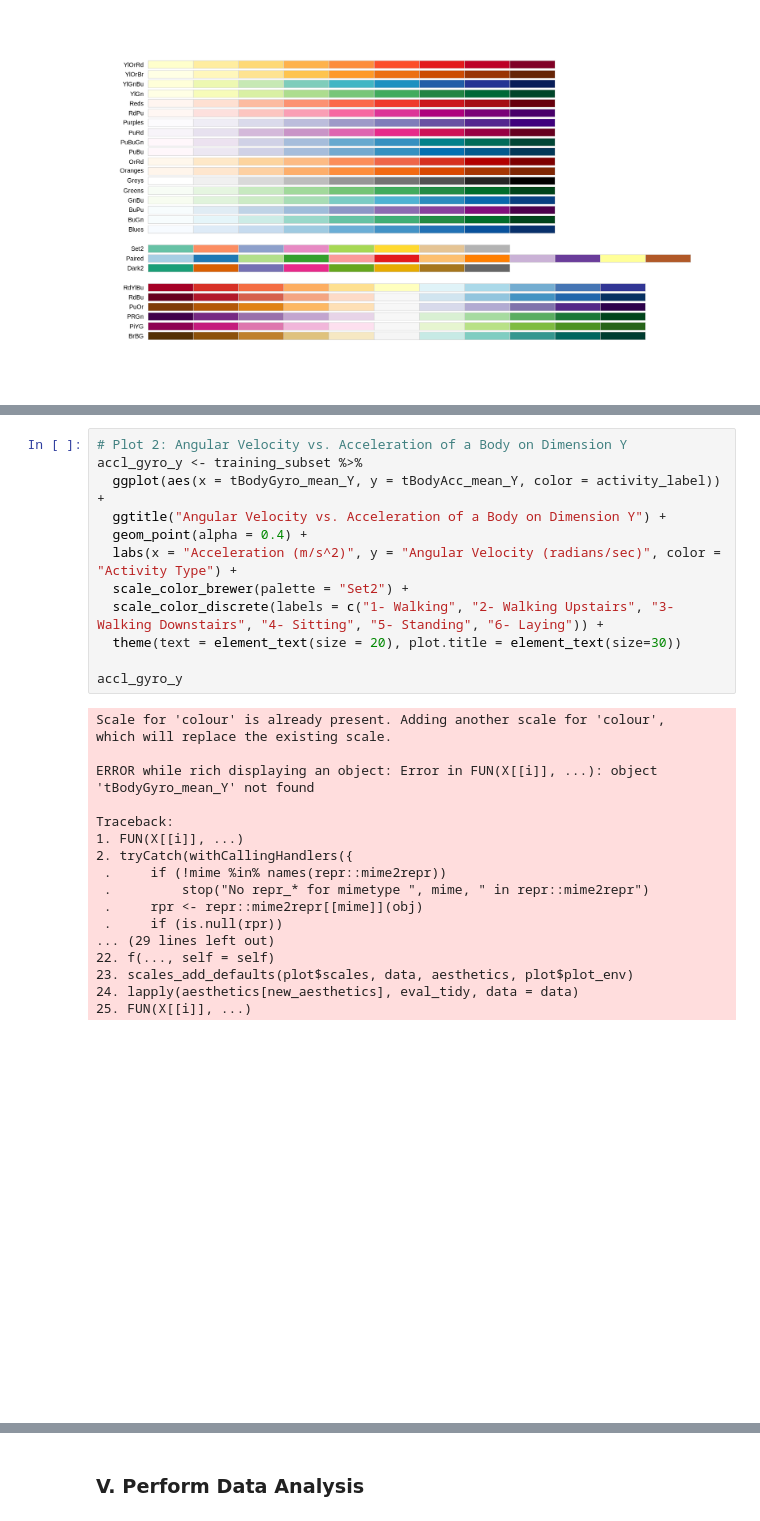
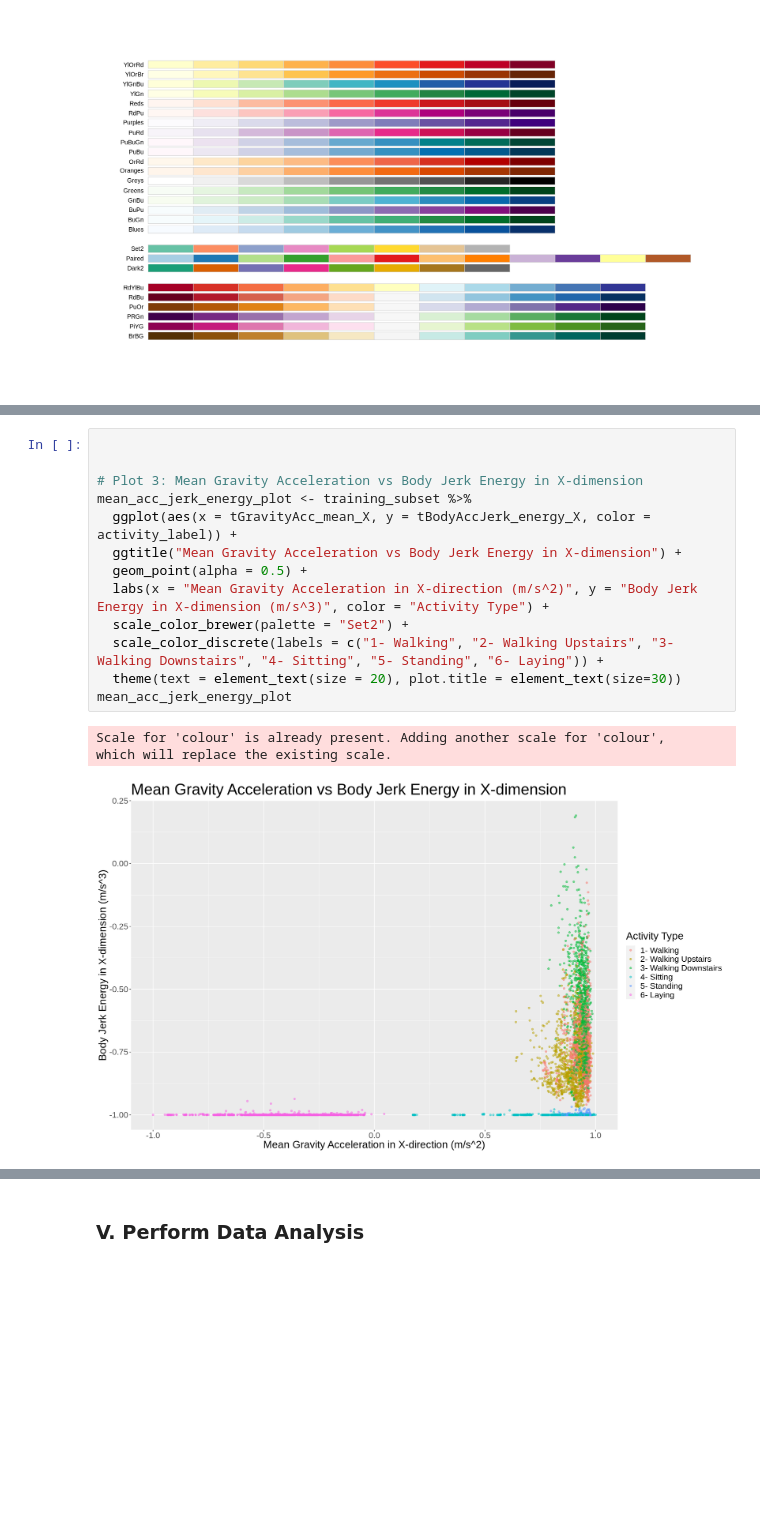
Before and after one commit to eleahj/dsci_project, a Jupyter notebook: human_activities.ipynb, the cells around one changed output, grey strips where cells are left out. Drawn from its saved outputs; the diff is of its cells as text; blank space fills up the shorter version.

```diff
--- a/human_activities.ipynb
+++ b/human_activities.ipynb
@@ -394,32 +368,18 @@ Traceback:
 # %%
-# Plot 2: Angular Velocity vs. Acceleration of a Body on Dimension Y
-accl_gyro_y <- training_subset %>%
-  ggplot(aes(x = tBodyGyro_mean_Y, y = tBodyAcc_mean_Y, color = activity_label)) +
-  ggtitle("Angular Velocity vs. Acceleration of a Body on Dimension Y") +
-  geom_point(alpha = 0.4) +
-  labs(x = "Acceleration (m/s^2)", y = "Angular Velocity (radians/sec)", color = "Activity Type") +
+
+
+# Plot 3: Mean Gravity Acceleration vs Body Jerk Energy in X-dimension
+mean_acc_jerk_energy_plot <- training_subset %>%
+  ggplot(aes(x = tGravityAcc_mean_X, y = tBodyAccJerk_energy_X, color = activity_label)) +
+  ggtitle("Mean Gravity Acceleration vs Body Jerk Energy in X-dimension") +
+  geom_point(alpha = 0.5) +
+  labs(x = "Mean Gravity Acceleration in X-direction (m/s^2)", y = "Body Jerk Energy in X-dimension (m/s^3)", color = "Activity Type") +
   scale_color_brewer(palette = "Set2") +
   scale_color_discrete(labels = c("1- Walking", "2- Walking Upstairs", "3- Walking Downstairs", "4- Sitting", "5- Standing", "6- Laying")) +
   theme(text = element_text(size = 20), plot.title = element_text(size=30))
-
-accl_gyro_y
+mean_acc_jerk_energy_plot
 # %% [output]
 Scale for 'colour' is already present. Adding another scale for 'colour',
 which will replace the existing scale.
-
-ERROR while rich displaying an object: Error in FUN(X[[i]], ...): object 'tBodyGyro_mean_Y' not found
-
-Traceback:
-1. FUN(X[[i]], ...)
-2. tryCatch(withCallingHandlers({
- .     if (!mime %in% names(repr::mime2repr))
- .         stop("No repr_* for mimetype ", mime, " in repr::mime2repr")
- .     rpr <- repr::mime2repr[[mime]](obj)
- .     if (is.null(rpr))
-... (29 lines left out)
-22. f(..., self = self)
-23. scales_add_defaults(plot$scales, data, aesthetics, plot$plot_env)
-24. lapply(aesthetics[new_aesthetics], eval_tidy, data = data)
-25. FUN(X[[i]], ...)
-[figure, old version]
+[figure, new version]
 # %%
```
Also changed, not shown: parts of 11 cells of this notebook.
